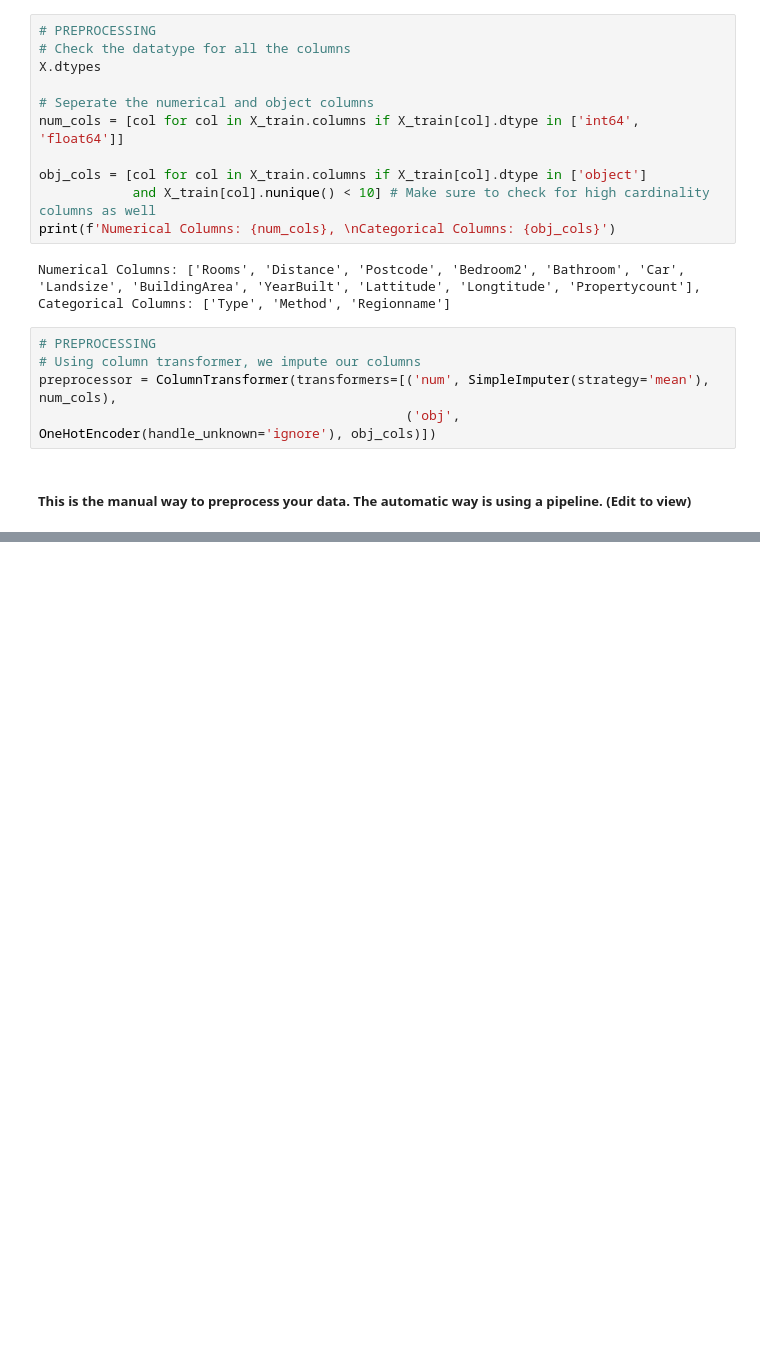
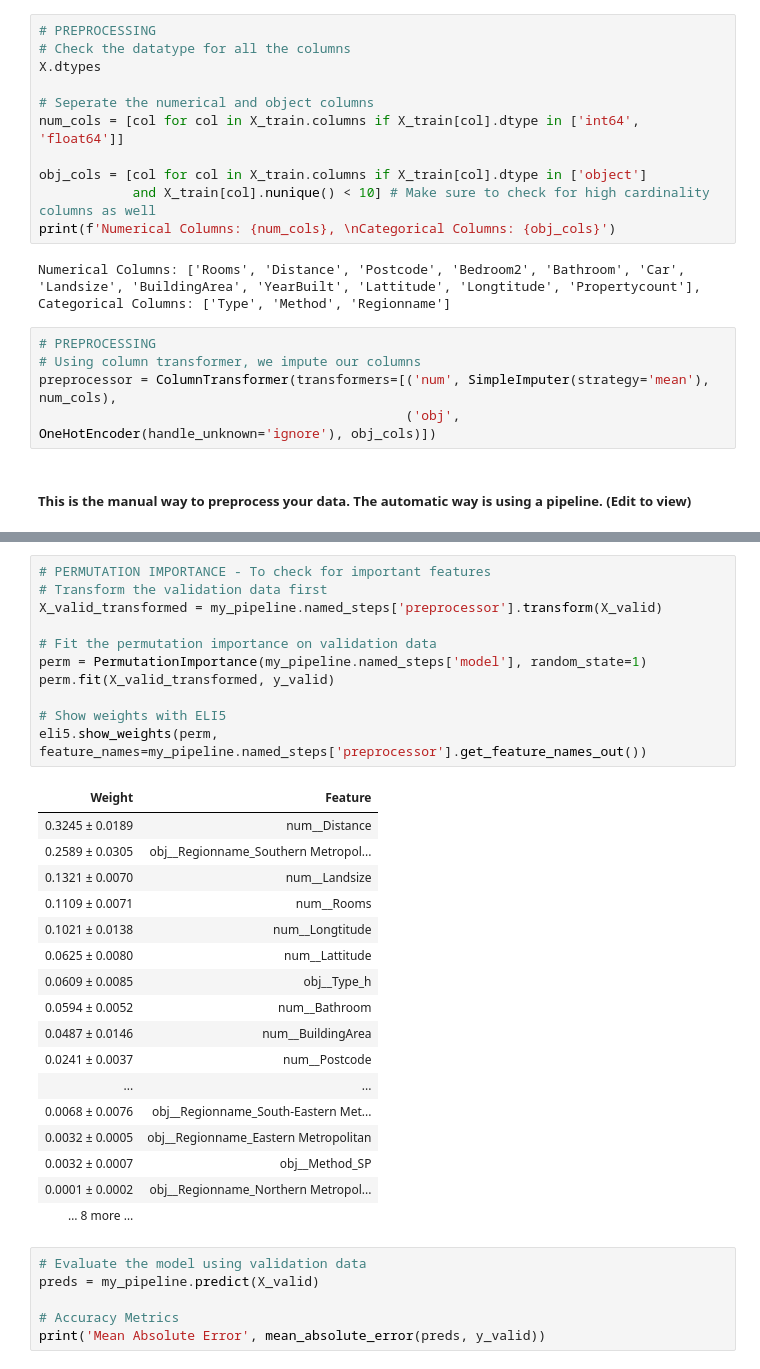
Before and after one commit to godsonginika/Data-Science-ML-Projects, a Jupyter notebook: House Price Prediction.ipynb, the cells around one changed output, grey strips where cells are left out. Saved outputs shown, nothing was run; the diff lists cells and outputs as text; blank space fills up the shorter version.

```diff
--- a/House Price Prediction.ipynb
+++ b/House Price Prediction.ipynb
@@ -79,0 +94,35 @@ Mean Absolute Error 154165.12371134022
+# %%
+# PERMUTATION IMPORTANCE - To check for important features
+# Transform the validation data first
+X_valid_transformed = my_pipeline.named_steps['preprocessor'].transform(X_valid)
+
+# Fit the permutation importance on validation data
+perm = PermutationImportance(my_pipeline.named_steps['model'], random_state=1)
+perm.fit(X_valid_transformed, y_valid)
+
+# Show weights with ELI5
+eli5.show_weights(perm, feature_names=my_pipeline.named_steps['preprocessor'].get_feature_names_out())
+# %% [output]
+| Weight | Feature |
+| 0.3245 ± 0.0189 | num__Distance |
+| 0.2589 ± 0.0305 | obj__Regionname_Southern Metropol... |
+| 0.1321 ± 0.0070 | num__Landsize |
+| 0.1109 ± 0.0071 | num__Rooms |
+| 0.1021 ± 0.0138 | num__Longtitude |
+| 0.0625 ± 0.0080 | num__Lattitude |
+| 0.0609 ± 0.0085 | obj__Type_h |
+| 0.0594 ± 0.0052 | num__Bathroom |
+| 0.0487 ± 0.0146 | num__BuildingArea |
+| 0.0241 ± 0.0037 | num__Postcode |
+| ... | ... |
+| 0.0068 ± 0.0076 | obj__Regionname_South-Eastern Met... |
+| 0.0032 ± 0.0005 | obj__Regionname_Eastern Metropolitan |
+| 0.0032 ± 0.0007 | obj__Method_SP |
+| 0.0001 ± 0.0002 | obj__Regionname_Northern Metropol... |
+| … 8 more … |  |
+# %%
+# Evaluate the model using validation data
+preds = my_pipeline.predict(X_valid)
+
+# Accuracy Metrics
+print('Mean Absolute Error', mean_absolute_error(preds, y_valid))
```
Also changed, not shown: parts of 3 cells of this notebook.
